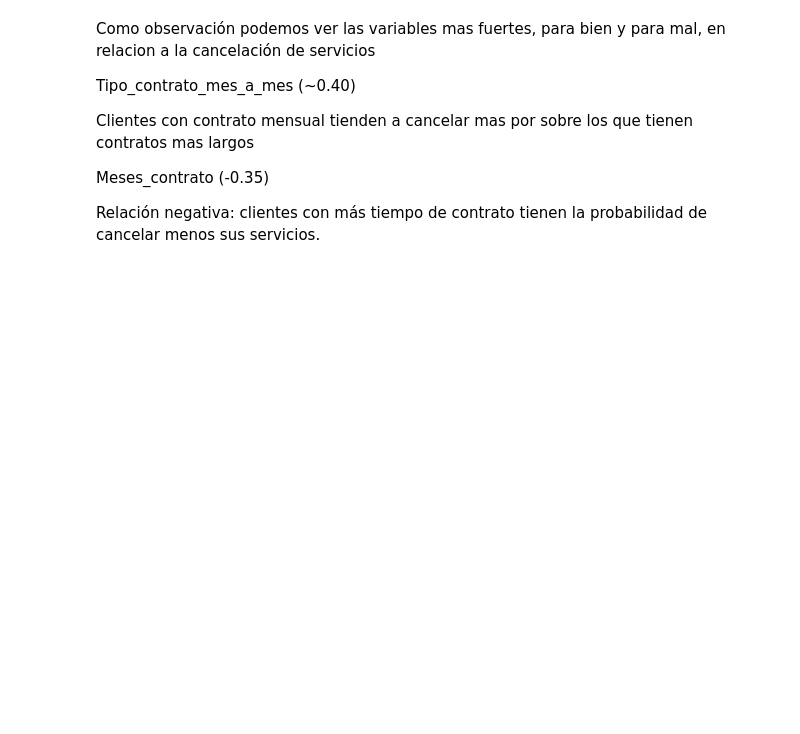
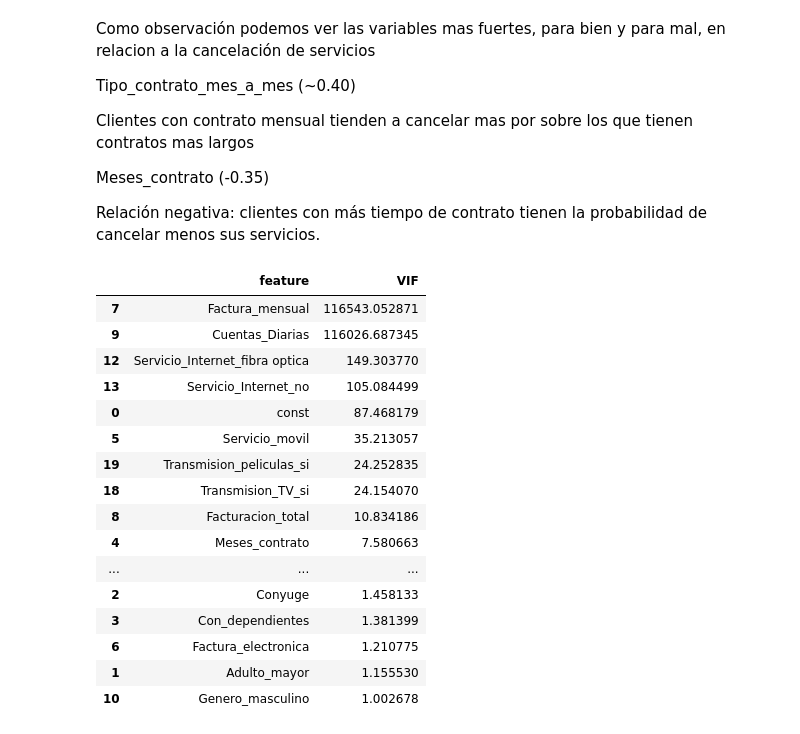
Before and after one commit to nxzK1/TelecomX_p2_Challenge, a Jupyter notebook: TelecomX_p2_Challenge.ipynb, the cells around one changed output. Saved outputs shown, nothing was run; the diff lists cells and outputs as text; code cells hidden in the pictures; blank space fills up the shorter version.

```diff
--- a/TelecomX_p2_Challenge.ipynb
+++ b/TelecomX_p2_Challenge.ipynb
@@ -356,3 +391,40 @@ Clientes con contrato mensual tienden a cancelar mas por sobre los que tienen co
 Meses_contrato (-0.35)
 
 Relación negativa: clientes con más tiempo de contrato tienen la probabilidad de cancelar menos sus servicios.
+# %%
+X = df_codificada.drop(columns=['Cancelacion_servicios'])
+# %%
+X_const = add_constant(X)
+# %%
+vif_listada = []
+
+X_const = X_const.astype(float)
+
+for i in range(X_const.shape[1]):
+    vif = variance_inflation_factor(X_const.values, i)
+    vif_listada.append(vif)
+
+vif_data = pd.DataFrame({
+    "feature": X_const.columns,
+    "VIF": vif_listada
+})
+
+display(vif_data.sort_values(by="VIF", ascending=False))
+# %% [output]
+|  | feature | VIF |
+| 7 | Factura_mensual | 116543.052871 |
+| 9 | Cuentas_Diarias | 116026.687345 |
+| 12 | Servicio_Internet_fibra optica | 149.303770 |
+| 13 | Servicio_Internet_no | 105.084499 |
+| 0 | const | 87.468179 |
+| 5 | Servicio_movil | 35.213057 |
+| 19 | Transmision_peliculas_si | 24.252835 |
+| 18 | Transmision_TV_si | 24.154070 |
+| 8 | Facturacion_total | 10.834186 |
+| 4 | Meses_contrato | 7.580663 |
+| ... | ... | ... |
+| 2 | Conyuge | 1.458133 |
+| 3 | Con_dependientes | 1.381399 |
+| 6 | Factura_electronica | 1.210775 |
+| 1 | Adulto_mayor | 1.155530 |
+| 10 | Genero_masculino | 1.002678 |
```
Also changed, not shown: parts of 12 cells of this notebook.
